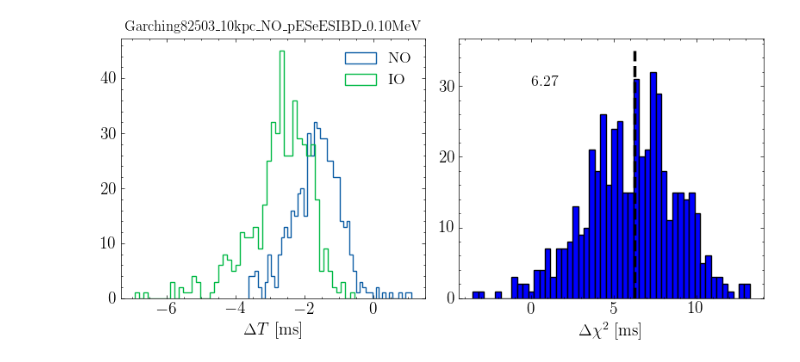
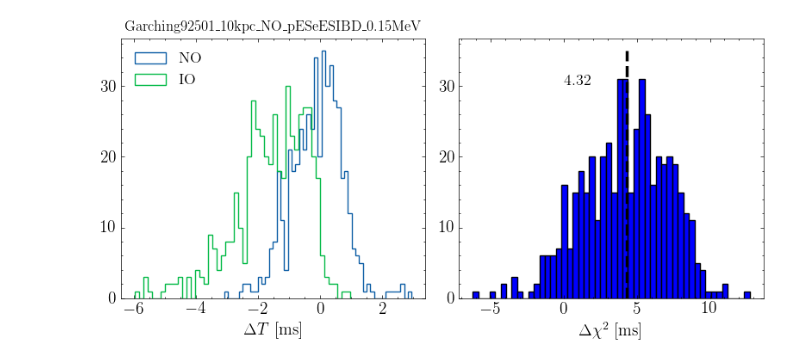
Before and after one commit to YMTheory/supernova, a Jupyter notebook: analysis/MH/results_visualizer.ipynb, the cells around one changed output. Saved outputs shown, nothing was run; the diff lists cells and outputs as text; code cells hidden in the pictures.

```diff
--- a/analysis/MH/results_visualizer.ipynb
+++ b/analysis/MH/results_visualizer.ipynb
@@ -10,24 +104,26 @@ def parse_output(filename):
 # %%
 MO = "NO"
-Ethr = 0.10
+Ethr = 0.15
+model = "Garching92501"
+fitTmax = 50
 
-df = parse_output(f"./results/Garching82503_10kpc_{MO}_pESeESIBD_{Ethr:.2f}MeV.csv")
+df = parse_output(f"./results/{model}_10kpc_{MO}_pESeESIBD_{Ethr:.2f}MeV_fitTmax20ms.csv")
 fig, ax = plt.subplots(1, 2, figsize=(8, 4))
 ax[0].hist(df["TbestNO"], bins=50, histtype="step", label="NO");
 ax[0].hist(df["TbestIO"], bins=50, histtype="step", label="IO");
 ax[1].hist(df["sens"], bins=50, color="blue", edgecolor="black");
 ax[0].legend(prop={"size": 13})
 ax[0].set_xlabel(r"$\Delta T$ [ms]", fontsize=14)
 ax[0].tick_params(axis="both", labelsize=14)
 
 ax[1].vlines(np.median(df["sens"]), 0, 35, color="black", lw=2.5, linestyles="--");
 med = np.median(df["sens"])
 ax[1].text(0, 30, f"{med:.2f}", fontsize=13)
 ax[1].tick_params(axis="both", labelsize=14)
 ax[1].set_xlabel(r"$\Delta \chi^2$ [ms]", fontsize=14)
 
-ax[0].set_title(f"Garching82503_10kpc_{MO}_pESeESIBD_{Ethr:.2f}MeV")
+ax[0].set_title(f"{model}_10kpc_{MO}_pESeESIBD_{Ethr:.2f}MeV")
 plt.tight_layout()
-plt.savefig(f"./results/Garching82503_10kpc_{MO}_pESeESIBD_{Ethr:.2f}MeV_fineFit.pdf")
+#plt.savefig(f"./results/{model}_10kpc_{MO}_pESeESIBD_{Ethr:.2f}MeV_fitTmax{fitTmax}ms_fineFit.pdf")
 # %% [output]
-[figure, old version]
+[figure, new version]
```
Also changed, not shown: parts of 5 cells of this notebook, 2 other files.
